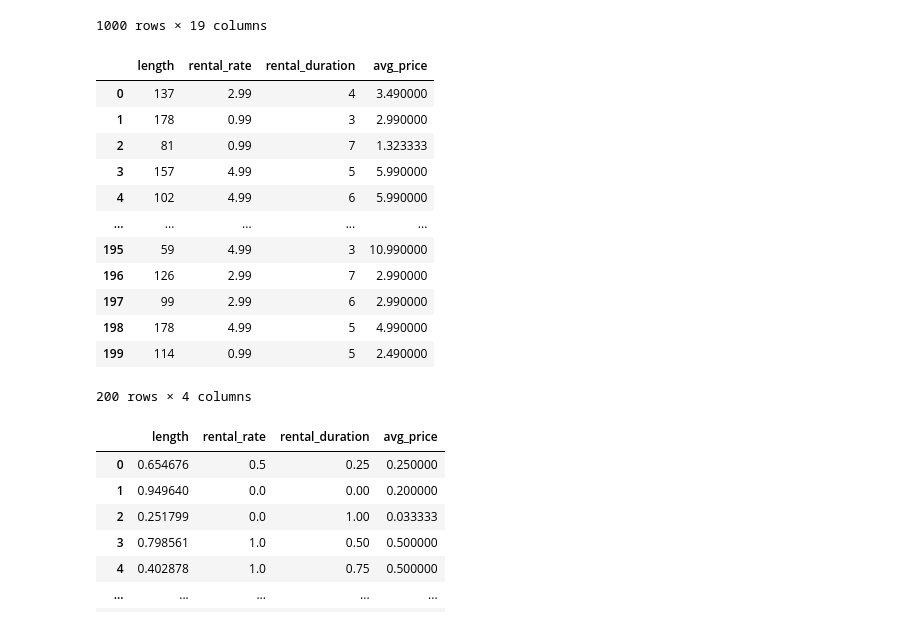
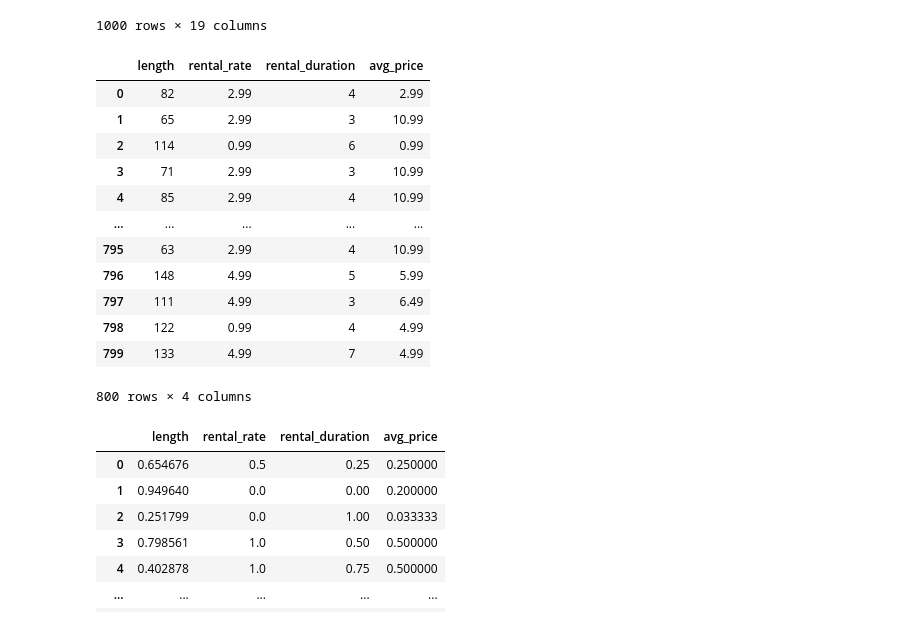
Before and after one commit to Xamweis/lab-predictions-logistic-regression, a Jupyter notebook: predictor.ipynb, the cells around one changed output. Cells and saved outputs as stored; diff of their text form; code cells hidden in the pictures.

```diff
--- a/predictor.ipynb
+++ b/predictor.ipynb
@@ -245,30 +261,30 @@ onehot_encoded_cats
 # %%
 from sklearn.model_selection import train_test_split
 
 X = pd.concat((film_nums, onehot_encoded_cats), axis=1)
 y = rented_may_io['rented']
 
 X_train, X_test, y_train, y_test = train_test_split(X, y, test_size=0.2, random_state=42)
 X_num_train = X_train.select_dtypes(include=np.number).reset_index(drop=True)
 X_num_test = X_test.select_dtypes(include=np.number).reset_index(drop=True)
-X_cat_train = X_train.select_dtypes(include=object).reset_index(drop=True)
-X_cat_test = X_test.select_dtypes(include=object).reset_index(drop=True)
+X_cat_train = X_train.select_dtypes(include=object).reset_index(drop=True).astype(float)
+X_cat_test = X_test.select_dtypes(include=object).reset_index(drop=True).astype(float)
 
-X_num_test
+X_num_train
 # %% [output]
 |  | length | rental_rate | rental_duration | avg_price |
-| 0 | 137 | 2.99 | 4 | 3.490000 |
-| 1 | 178 | 0.99 | 3 | 2.990000 |
-| 2 | 81 | 0.99 | 7 | 1.323333 |
-| 3 | 157 | 4.99 | 5 | 5.990000 |
-| 4 | 102 | 4.99 | 6 | 5.990000 |
+| 0 | 82 | 2.99 | 4 | 2.99 |
+| 1 | 65 | 2.99 | 3 | 10.99 |
+| 2 | 114 | 0.99 | 6 | 0.99 |
+| 3 | 71 | 2.99 | 3 | 10.99 |
+| 4 | 85 | 2.99 | 4 | 10.99 |
 | ... | ... | ... | ... | ... |
-| 195 | 59 | 4.99 | 3 | 10.990000 |
-| 196 | 126 | 2.99 | 7 | 2.990000 |
-| 197 | 99 | 2.99 | 6 | 2.990000 |
-| 198 | 178 | 4.99 | 5 | 4.990000 |
-| 199 | 114 | 0.99 | 5 | 2.490000 |
+| 795 | 63 | 2.99 | 4 | 10.99 |
+| 796 | 148 | 4.99 | 5 | 5.99 |
+| 797 | 111 | 4.99 | 3 | 6.49 |
+| 798 | 122 | 0.99 | 4 | 4.99 |
+| 799 | 133 | 4.99 | 7 | 4.99 |
-200 rows × 4 columns
+800 rows × 4 columns
 # %%
 from sklearn.preprocessing import MinMaxScaler
 
```
Also changed, not shown: parts of 5 cells of this notebook.
